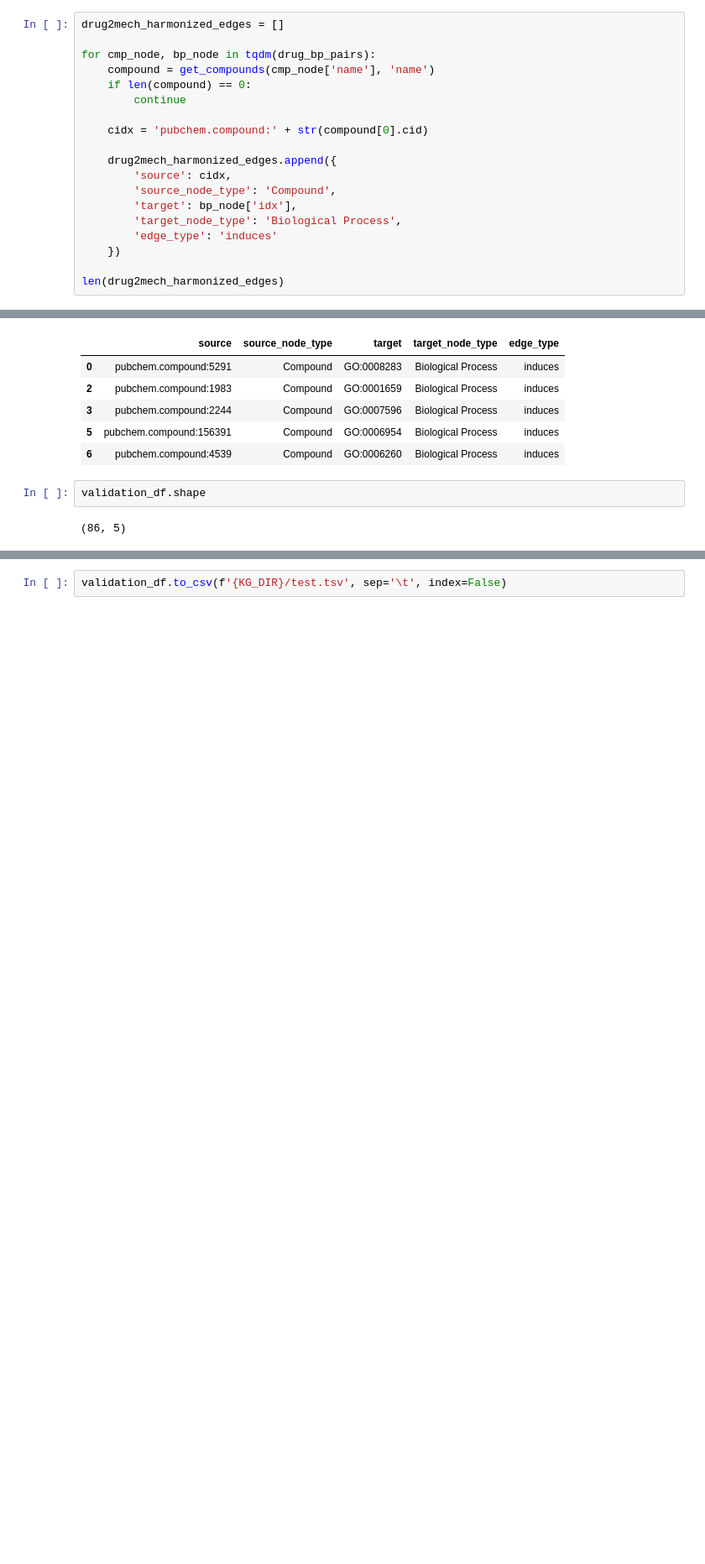
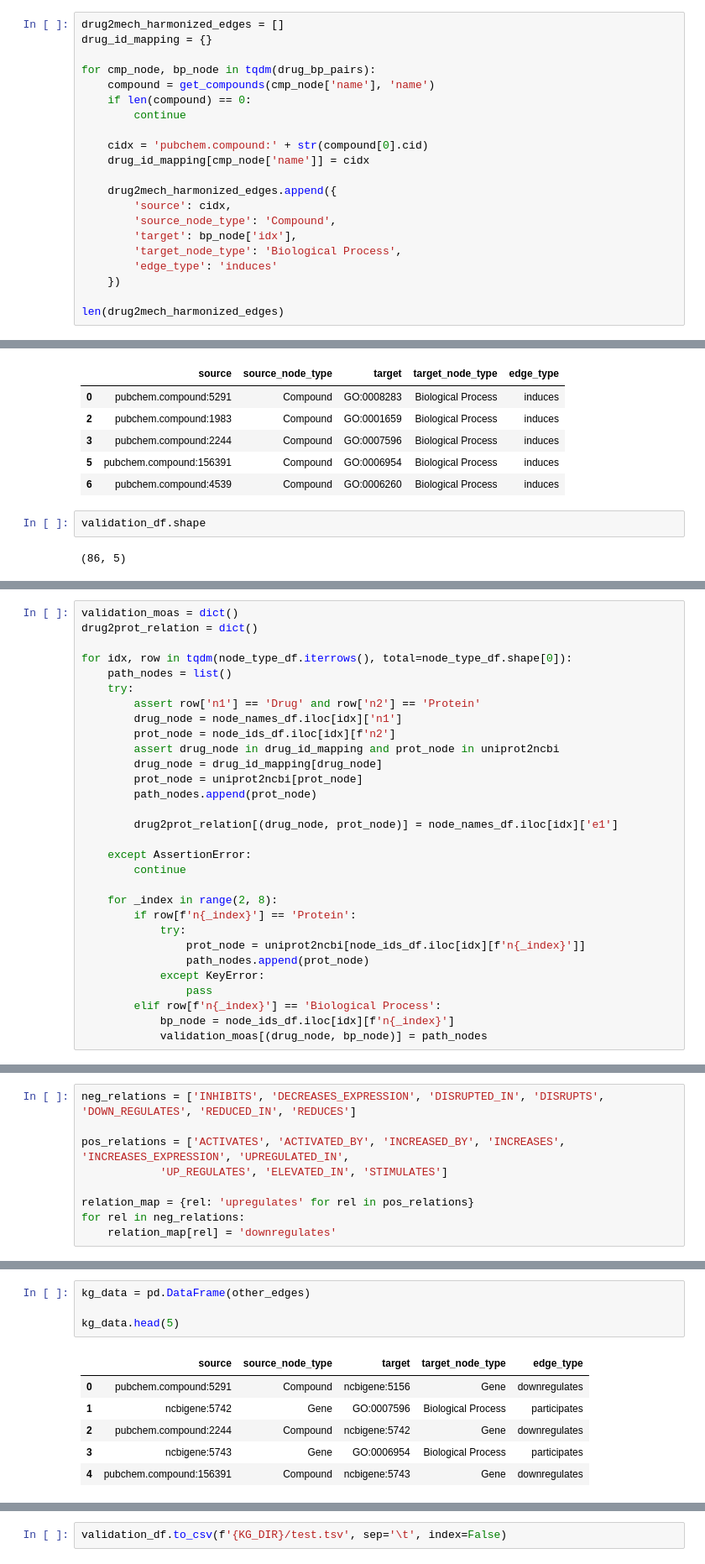
Before and after one commit to laurendelong21/MoA-Net, a Jupyter notebook: notebooks/generate_test_dataset.ipynb, the cells around one changed output, grey strips where cells are left out. Shown: that part at 84% size. Saved outputs shown, nothing was run; the diff lists cells and outputs as text; blank space fills up the shorter version.

```diff
--- a/notebooks/generate_test_dataset.ipynb
+++ b/notebooks/generate_test_dataset.ipynb
@@ -67,6 +70,7 @@ len(drug_bp_pairs)
 For compounds nodes, we will ground them to pubchem nodes and see overlap
 # %%
 drug2mech_harmonized_edges = []
+drug_id_mapping = {}
 
 for cmp_node, bp_node in tqdm(drug_bp_pairs):
     compound = get_compounds(cmp_node['name'], 'name')
@@ -74,6 +78,7 @@ for cmp_node, bp_node in tqdm(drug_bp_pairs):
         continue
 
     cidx = 'pubchem.compound:' + str(compound[0].cid)
+    drug_id_mapping[cmp_node['name']] = cidx
 
     drug2mech_harmonized_edges.append({
         'source': cidx,
@@ -103,0 +186,30 @@ validation_df.shape
+# %%
+validation_moas = dict()
+drug2prot_relation = dict()
+
+for idx, row in tqdm(node_type_df.iterrows(), total=node_type_df.shape[0]):
+    path_nodes = list()
+    try:
+        assert row['n1'] == 'Drug' and row['n2'] == 'Protein'
+        drug_node = node_names_df.iloc[idx]['n1']
+        prot_node = node_ids_df.iloc[idx][f'n2']
+        assert drug_node in drug_id_mapping and prot_node in uniprot2ncbi
+        drug_node = drug_id_mapping[drug_node]
+        prot_node = uniprot2ncbi[prot_node]
+        path_nodes.append(prot_node)
+
+        drug2prot_relation[(drug_node, prot_node)] = node_names_df.iloc[idx]['e1']
+
+    except AssertionError:
+        continue
+
+    for _index in range(2, 8):
+        if row[f'n{_index}'] == 'Protein':
+            try:
+                prot_node = uniprot2ncbi[node_ids_df.iloc[idx][f'n{_index}']]
+                path_nodes.append(prot_node)
+            except KeyError:
+                pass
+        elif row[f'n{_index}'] == 'Biological Process':
+            bp_node = node_ids_df.iloc[idx][f'n{_index}']
+            validation_moas[(drug_node, bp_node)] = path_nodes
@@ -103,0 +226,9 @@ validation_df.shape
+# %%
+neg_relations = ['INHIBITS', 'DECREASES_EXPRESSION', 'DISRUPTED_IN', 'DISRUPTS', 'DOWN_REGULATES', 'REDUCED_IN', 'REDUCES']
+
+pos_relations = ['ACTIVATES', 'ACTIVATED_BY', 'INCREASED_BY', 'INCREASES', 'INCREASES_EXPRESSION', 'UPREGULATED_IN',
+            'UP_REGULATES', 'ELEVATED_IN', 'STIMULATES']
+
+relation_map = {rel: 'upregulates' for rel in pos_relations}
+for rel in neg_relations:
+    relation_map[rel] = 'downregulates'
@@ -103,0 +290,11 @@ validation_df.shape
+# %%
+kg_data = pd.DataFrame(other_edges)
+
+kg_data.head(5)
+# %% [output]
+|  | source | source_node_type | target | target_node_type | edge_type |
+| 0 | pubchem.compound:5291 | Compound | ncbigene:5156 | Gene | downregulates |
+| 1 | ncbigene:5742 | Gene | GO:0007596 | Biological Process | participates |
+| 2 | pubchem.compound:2244 | Compound | ncbigene:5742 | Gene | downregulates |
+| 3 | ncbigene:5743 | Gene | GO:0006954 | Biological Process | participates |
+| 4 | pubchem.compound:156391 | Compound | ncbigene:5743 | Gene | downregulates |
```
Also changed, not shown: parts of 26 cells of this notebook, 7 other files.
